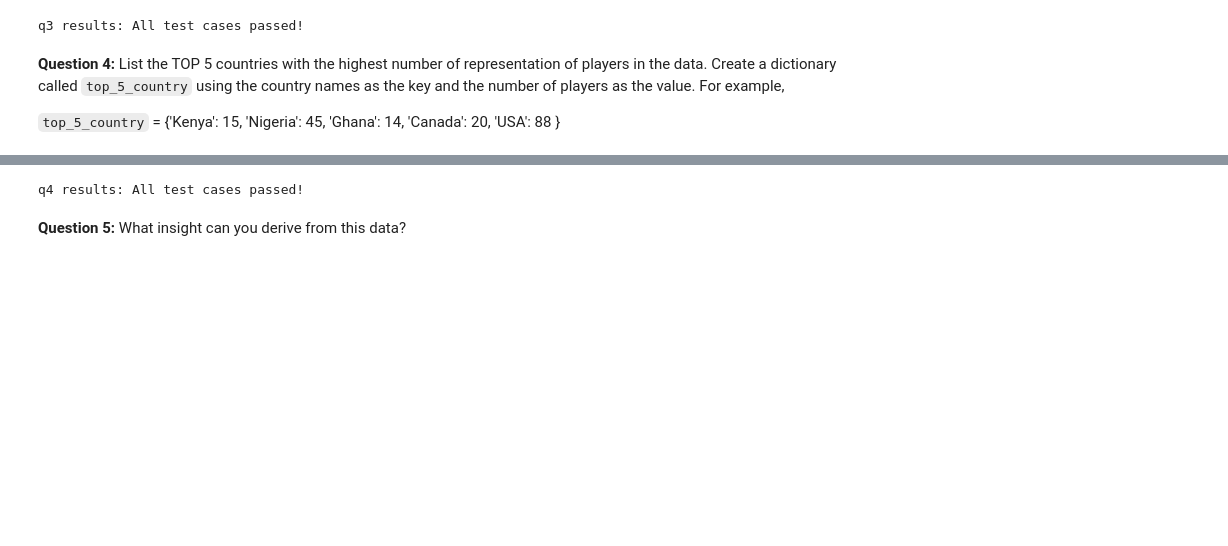
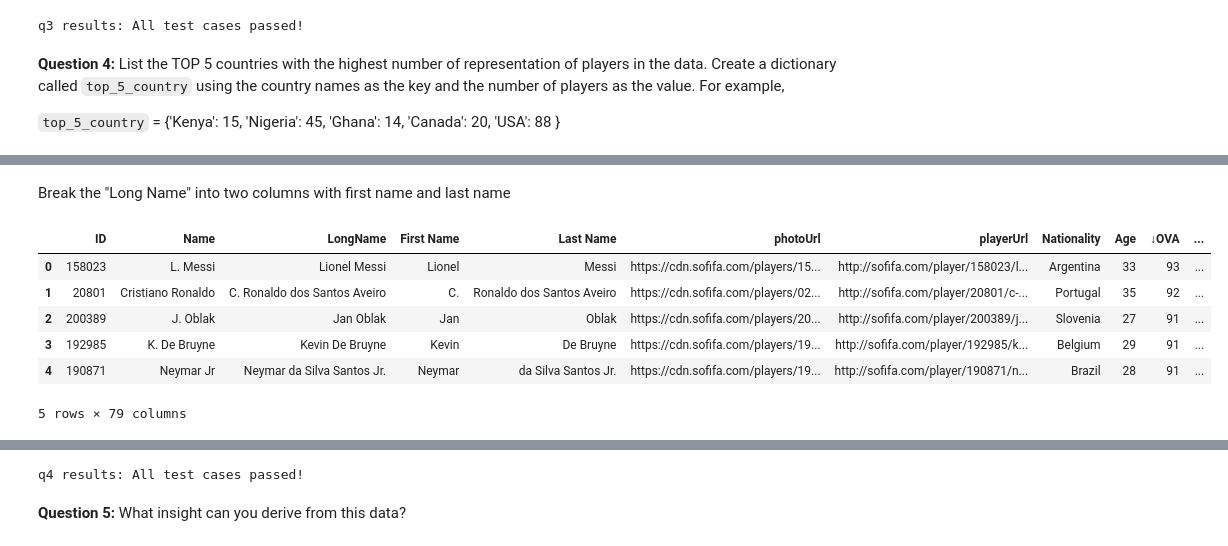
Before and after one commit to kiboschool/ids-fifa-21-player-ratings, a Jupyter notebook: fifa_21_raw_data.ipynb, the cells around one changed output, grey strips where cells are left out. Drawn from its saved outputs; the diff is of its cells as text; code cells hidden in the pictures; blank space fills up the shorter version.

```diff
--- a/fifa_21_raw_data.ipynb
+++ b/fifa_21_raw_data.ipynb
@@ -86,0 +106,30 @@ fifa_dataset.describe()
+# %% [markdown]
+Break the "Long Name" into two columns with first name and last name
+# %%
+fifa_dataset['First Name'] = fifa_dataset['LongName'].str.split(' ').str[0]
+fifa_dataset['Last Name'] = fifa_dataset['LongName'].str.split(' ').str[1:].str.join(' ')
+
+# Get current columns as a list
+cols = fifa_dataset.columns.tolist()
+
+# Remove First Name and Last Name from wherever they are
+cols.remove('First Name')
+cols.remove('Last Name')
+
+# Find where LongName is and insert after it
+long_name_idx = cols.index('LongName')
+cols.insert(long_name_idx + 1, 'First Name')
+cols.insert(long_name_idx + 2, 'Last Name')
+
+# Reorder the DataFrame
+fifa_dataset = fifa_dataset[cols]
+
+fifa_dataset.head()
+# %% [output]
+|  | ID | Name | LongName | First Name | Last Name | photoUrl | playerUrl | Nationality | Age | ↓OVA | ... |
+| 0 | 158023 | L. Messi | Lionel Messi | Lionel | Messi | https://cdn.sofifa.com/players/15... | http://sofifa.com/player/158023/l... | Argentina | 33 | 93 | ... |
+| 1 | 20801 | Cristiano Ronaldo | C. Ronaldo dos Santos Aveiro | C. | Ronaldo dos Santos Aveiro | https://cdn.sofifa.com/players/02... | http://sofifa.com/player/20801/c-... | Portugal | 35 | 92 | ... |
+| 2 | 200389 | J. Oblak | Jan Oblak | Jan | Oblak | https://cdn.sofifa.com/players/20... | http://sofifa.com/player/200389/j... | Slovenia | 27 | 91 | ... |
+| 3 | 192985 | K. De Bruyne | Kevin De Bruyne | Kevin | De Bruyne | https://cdn.sofifa.com/players/19... | http://sofifa.com/player/192985/k... | Belgium | 29 | 91 | ... |
+| 4 | 190871 | Neymar Jr | Neymar da Silva Santos Jr. | Neymar | da Silva Santos Jr. | https://cdn.sofifa.com/players/19... | http://sofifa.com/player/190871/n... | Brazil | 28 | 91 | ... |
+5 rows × 79 columns
```
Also changed, not shown: parts of 7 cells of this notebook, 1 other file.
